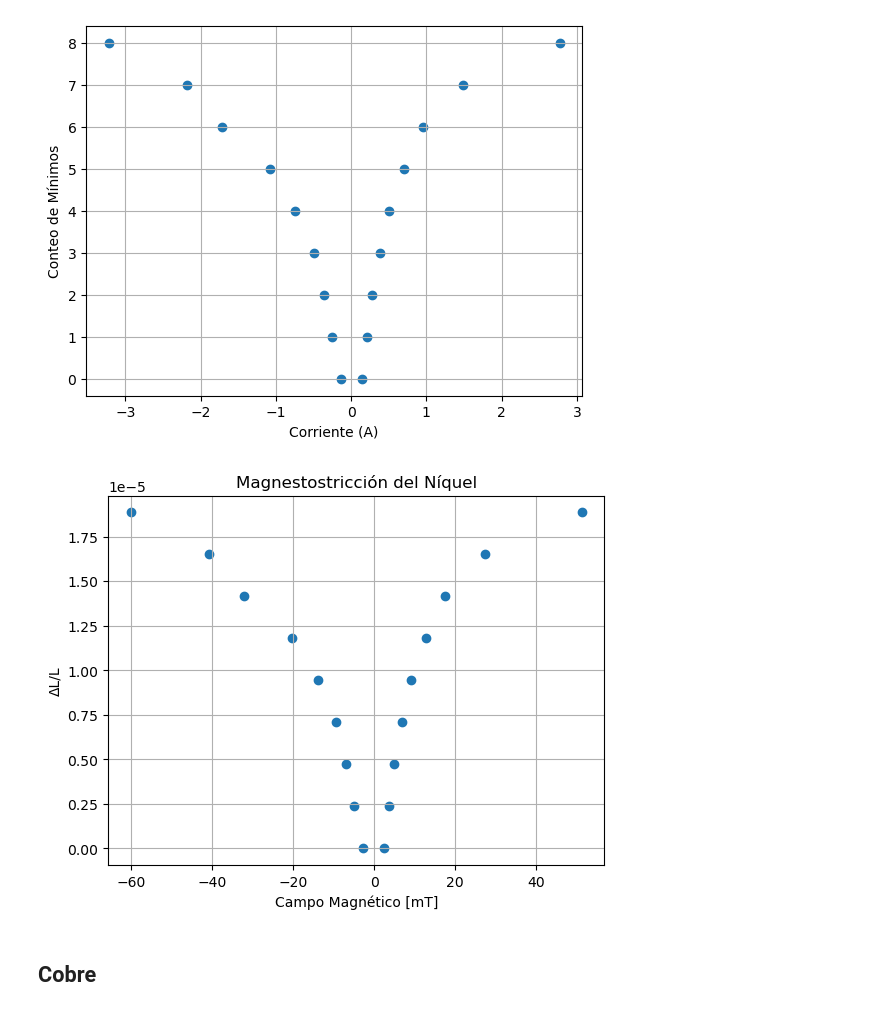
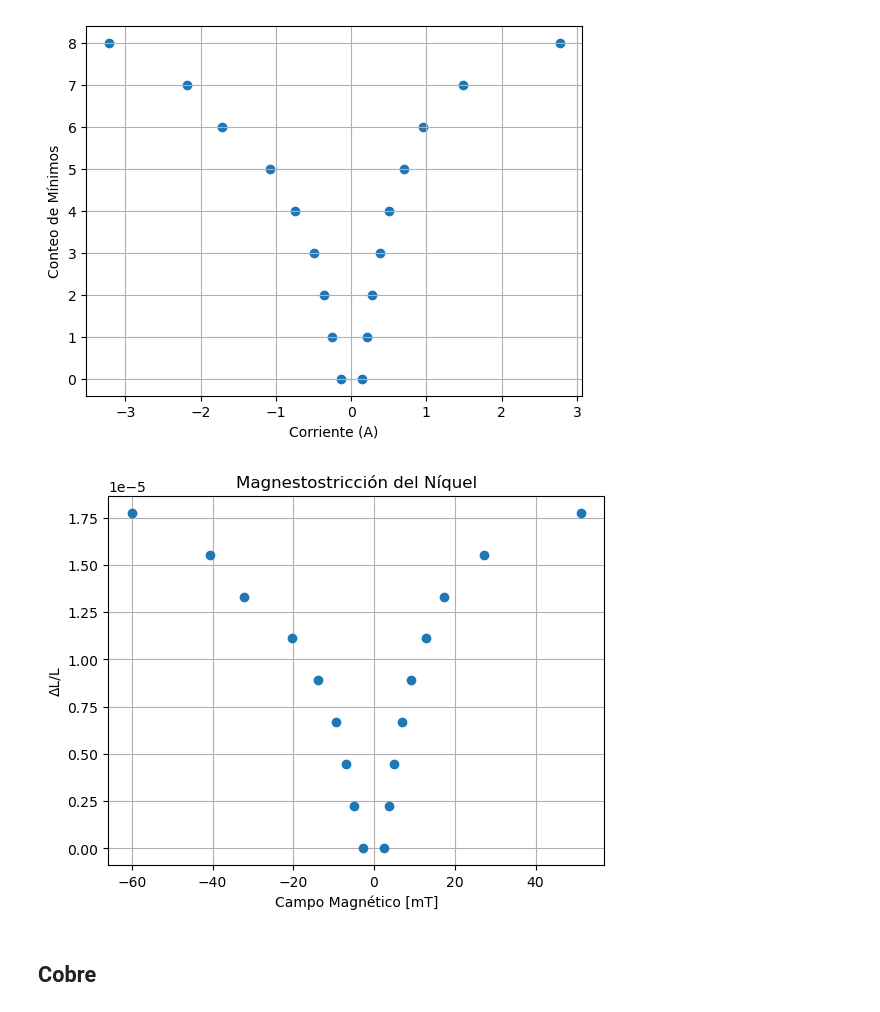
Before and after one commit to lsperezm/Intermedio, a Jupyter notebook: 2. Magnetostricción/Code/Codigo.ipynb, the cells around one changed output. Drawn from its saved outputs; the diff is of its cells as text; code cells hidden in the pictures.

```diff
--- a/2. Magnetostricción/Code/Codigo.ipynb
+++ b/2. Magnetostricción/Code/Codigo.ipynb
@@ -93,9 +104,12 @@ def caracterizacion(I):
 
     return m*I + b
 # %%
-lamb=672e-9
+lamb=632.816e-9
 l=14.25e-2
 delta=lambda N: N*lamb/2
+
+sigmaL = lambda dl: (dl/(l**2))*0.00005
+sigmaB = lambda I: np.sqrt( (I*m_std_err)**2 + (m*0.01)**2 + (b_std_err)**2 )
 # %% [markdown]
 ## Hierro
 # %%
@@ -135,17 +152,20 @@ plt.grid()
 [figure]
 # %%
 B_Ni=caracterizacion(I_Ni)
-Long_Ni=delta(Conteo_Ni)/l
+deltaL_Ni = delta(Conteo_Ni)
+Long_Ni = deltaL_Ni/l
+sigmaL_Ni = sigmaL(deltaL_Ni)
+sigmaB_Ni = sigmaB(I_Ni)
 # %%
-plt.scatter(B_Ni,Long_Ni)
+plt.errorbar(B_Ni, Long_Ni, sigmaL_Ni, sigmaB_Ni,  fmt='o')
 plt.xlabel('Campo Magnético [mT]')
 plt.ylabel('ΔL/L')
 plt.grid()
 plt.title('Magnestostricción del Níquel')
 
 plt.savefig('plot_niquel.png', format='png')
 # %% [output]
-[figure, old version]
+[figure, new version]
 # %% [markdown]
 ## Cobre
 # %%
```
Also changed, not shown: parts of 3 cells of this notebook, 2 other files.
